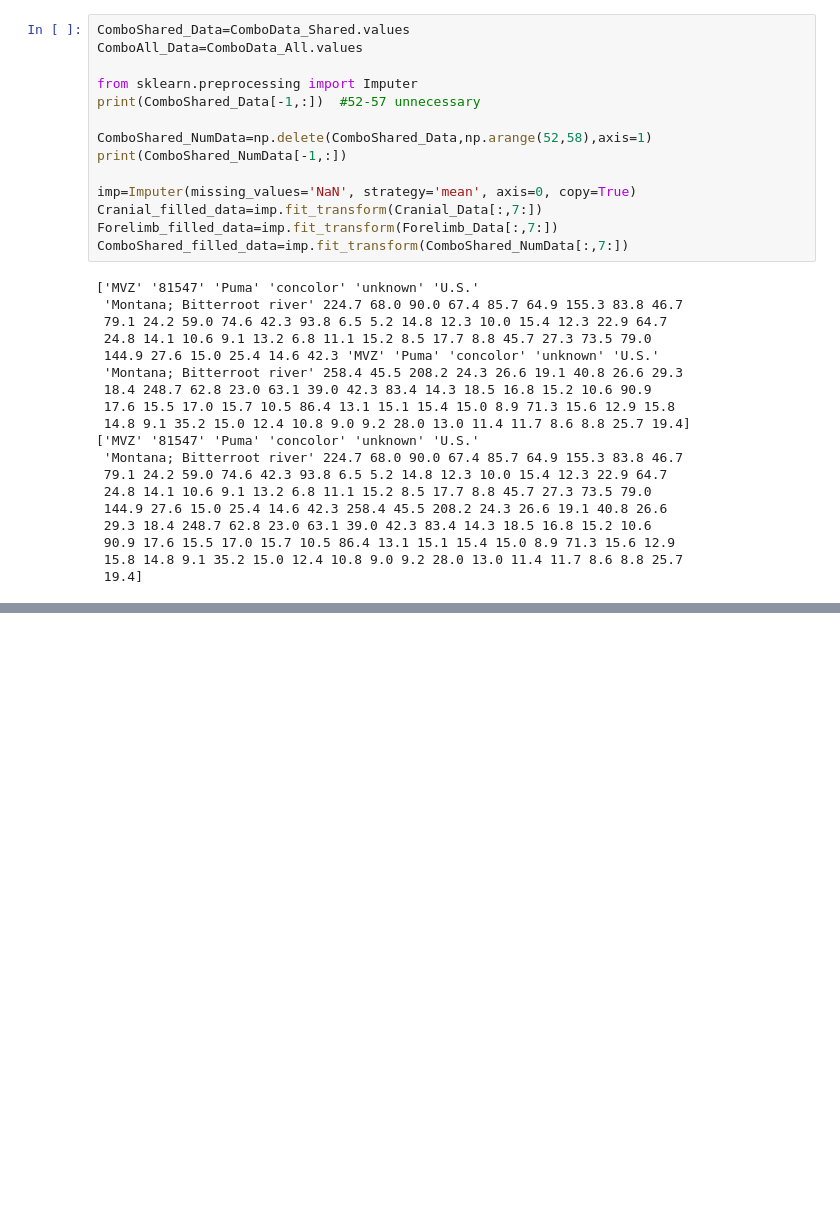
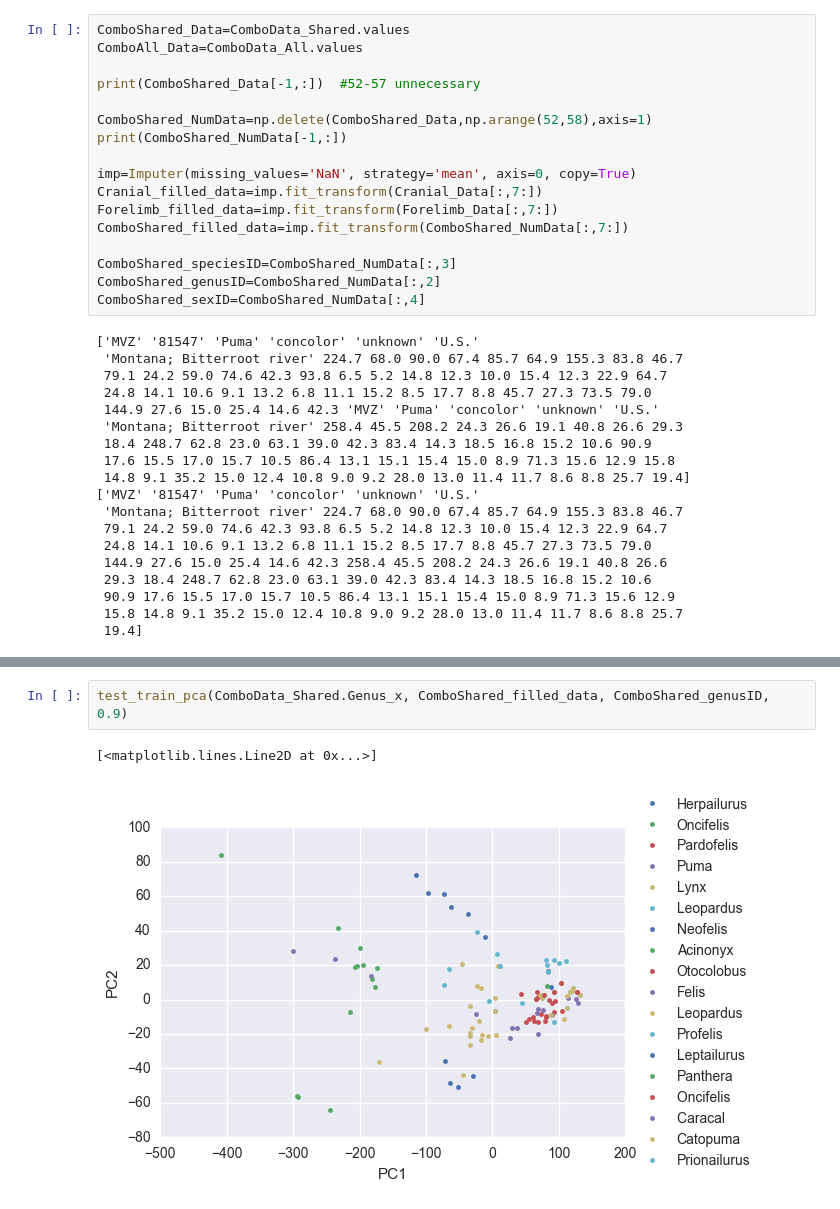
Before and after one commit to UW-Biol419-Wi2017/Feline-Bones-Final-Project, a Jupyter notebook: Master Notebook_Final Project.ipynb, the cells around one changed output, grey strips where cells are left out. Cells and saved outputs as stored; diff of their text form; blank space fills up the shorter version.

```diff
--- a/Master Notebook_Final Project.ipynb
+++ b/Master Notebook_Final Project.ipynb
@@ -96,7 +106,6 @@ plt.savefig('NaNGraph.jpg')
 ComboShared_Data=ComboData_Shared.values
 ComboAll_Data=ComboData_All.values
 
-from sklearn.preprocessing import Imputer
 print(ComboShared_Data[-1,:])  #52-57 unnecessary
 
 ComboShared_NumData=np.delete(ComboShared_Data,np.arange(52,58),axis=1)
@@ -106,6 +115,10 @@ imp=Imputer(missing_values='NaN', strategy='mean', axis=0, copy=True)
 Cranial_filled_data=imp.fit_transform(Cranial_Data[:,7:])
 Forelimb_filled_data=imp.fit_transform(Forelimb_Data[:,7:])
 ComboShared_filled_data=imp.fit_transform(ComboShared_NumData[:,7:])
+
+ComboShared_speciesID=ComboShared_NumData[:,3]
+ComboShared_genusID=ComboShared_NumData[:,2]
+ComboShared_sexID=ComboShared_NumData[:,4]
 # %% [output]
 ['MVZ' '81547' 'Puma' 'concolor' 'unknown' 'U.S.'
  'Montana; Bitterroot river' 224.7 68.0 90.0 67.4 85.7 64.9 155.3 83.8 46.7
@@ -127,0 +174,5 @@ ComboShared_filled_data=imp.fit_transform(ComboShared_NumData[:,7:])
+# %%
+test_train_pca(ComboData_Shared.Genus_x, ComboShared_filled_data, ComboShared_genusID, 0.9)
+# %% [output]
+[<matplotlib.lines.Line2D at 0x...>]
+[figure, added]
```
Also changed, not shown: parts of 7 cells of this notebook.
